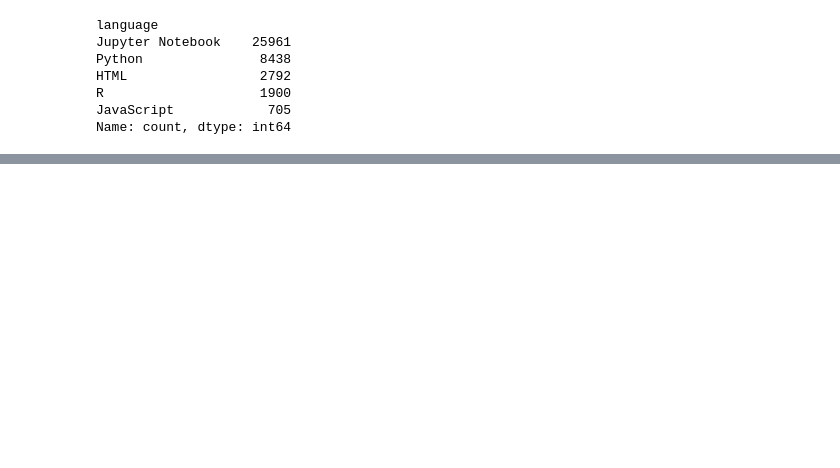
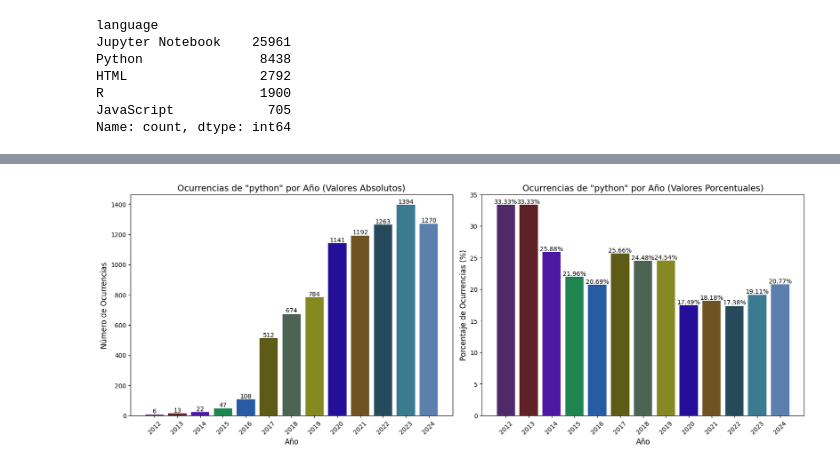
Before and after one commit to neural-insights/EDA_GitHub_Repositories, a Jupyter notebook: main.ipynb, the cells around one changed output, grey strips where cells are left out. Drawn from its saved outputs; the diff is of its cells as text; code cells hidden in the pictures; blank space fills up the shorter version.

```diff
--- a/main.ipynb
+++ b/main.ipynb
@@ -611,0 +461,5 @@ Name: year, Length: 47318, dtype: int32
+# %%
+
+plot_occurrences_by_year(df_language, "language", "python", year_range=range(2012,2025))
+# %% [output]
+[figure, added]
```
Also changed, not shown: parts of 59 cells of this notebook, 1 other file.
